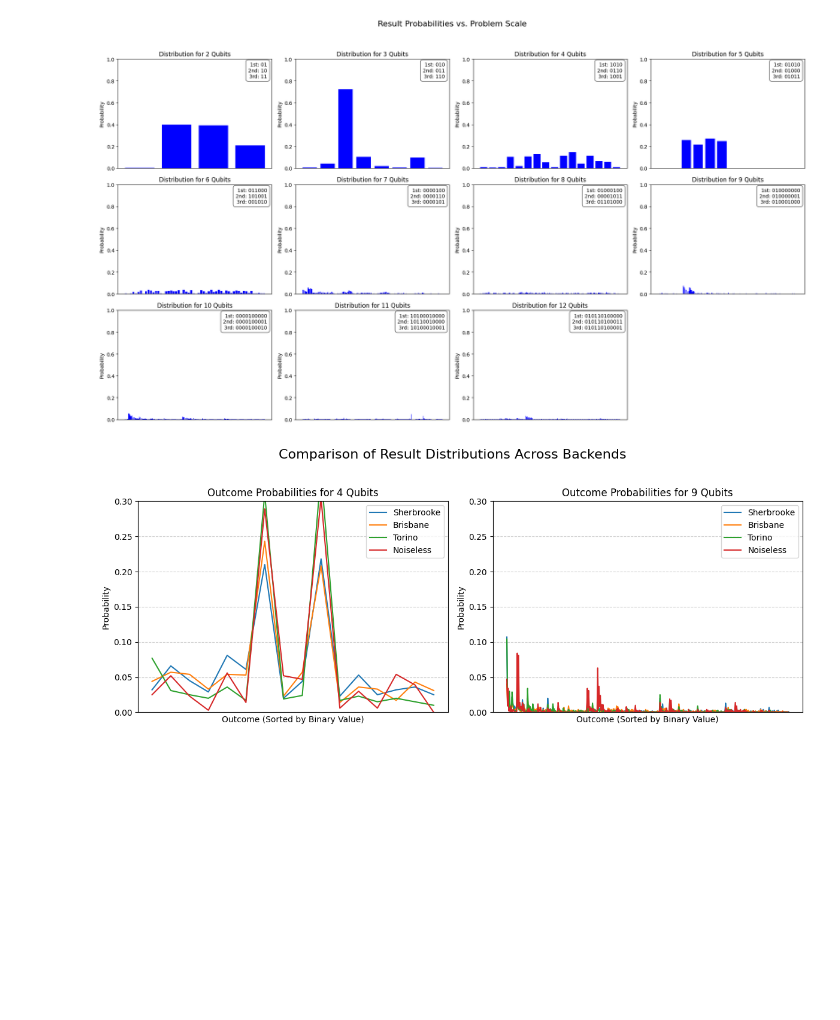
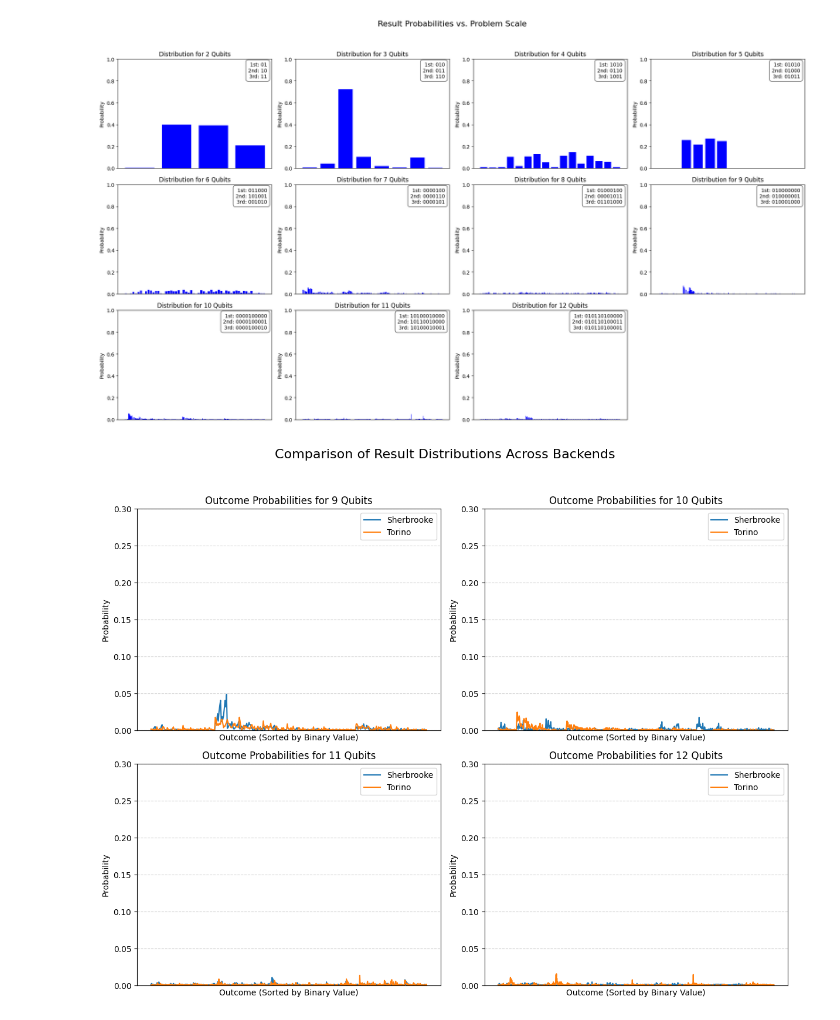
Before and after one commit to OliverSchiffmann/QAOAstudygit, a Jupyter notebook: maxDepthInvestigator.ipynb, the cells around one changed output. Drawn from its saved outputs; the diff is of its cells as text; code cells hidden in the pictures; blank space fills up the shorter version.

```diff
--- a/maxDepthInvestigator.ipynb
+++ b/maxDepthInvestigator.ipynb
@@ -408,44 +415,64 @@ plot_distribution_grid(distributionsByProblemScale)
 #     "Sherbrooke",
 #     "Brisbane",
 #     "Torino",
 #     "Noiseless"
 # ]
 # qubits_to_compare = [4, 9]
 
-filenames_to_compare = [
-    "BPmaxDepthExperimentResults/TSP_4-9q_p2_FakeSherbrooke.json",
-    "BPmaxDepthExperimentResults/TSP_4-9q_p2_FakeBrisbane.json",
-    "BPmaxDepthExperimentResults/TSP_4-9q_p2_FakeTorino.json",
-    "BPmaxDepthExperimentResults/TSP_4-9q_p2_noiseless.json"
-]
-labels_for_plot = [
-    "Sherbrooke",
-    "Brisbane",
-    "Torino",
-    "Noiseless"
-]
-qubits_to_compare = [4, 9]
+# filenames_to_compare = [
+#     "BPmaxDepthExperimentResults/TSP_4-9q_p2_FakeSherbrooke.json",
+#     "BPmaxDepthExperimentResults/TSP_4-9q_p2_FakeBrisbane.json",
+#     "BPmaxDepthExperimentResults/TSP_4-9q_p2_FakeTorino.json",
+#     "BPmaxDepthExperimentResults/TSP_4-9q_p2_noiseless.json"
+# ]
+# labels_for_plot = [
+#     "Sherbrooke",
+#     "Brisbane",
+#     "Torino",
+#     "Noiseless"
+# ]
+# qubits_to_compare = [4, 9]
 
 # filenames_to_compare = [
 #     "BPmaxDepthExperimentResults/TSP_4-9q_p1_noiseless.json",
 #     "BPmaxDepthExperimentResults/TSP_4-9q_p2_noiseless.json"
 # ]
 # labels_for_plot = [
 #     "p=1",
 #     "p=2"
 # ]
 # qubits_to_compare = [4, 9]
 
 # filenames_to_compare = [
 #     "BPmaxDepthExperimentResults/Knapsack_2-12q_p1_noiseless.json",
 #     "BPmaxDepthExperimentResults/Knapsack_2-12q_p2_noiseless.json"
 # ]
 # labels_for_plot = [
 #     "p=1",
 #     "p=2"
 # ]
 # qubits_to_compare = [4, 5, 6, 7, 8, 9, 10, 11, 12]
 
+# filenames_to_compare = [
+#     "BPmaxDepthExperimentResults/TSP_4-9q_p2_FakeSherbrooke.json",
+#     "BPmaxDepthExperimentResults/TSP_4-9q_p2_FakeTorino.json"
+# ]
+# labels_for_plot = [
+#     "Sherbrooke",
+#     "Torino"
+# ]
+# qubits_to_compare = [4, 9]
+
+filenames_to_compare = [
+    "BPmaxDepthExperimentResults/Knapsack_2-12q_p1_FakeSherbrooke.json",
+    "BPmaxDepthExperimentResults/Knapsack_2-12q_p1_FakeTorino.json"
+]
+labels_for_plot = [
+    "Sherbrooke",
+    "Torino"
+]
+qubits_to_compare = [9,10,11,12]
+
 plot_comparison_grid(filenames_to_compare, labels_for_plot, qubits_to_compare)
 # %% [output]
-[figure, old version]
+[figure, new version]
```
Also changed, not shown: parts of 3 cells of this notebook, 5 other files.
